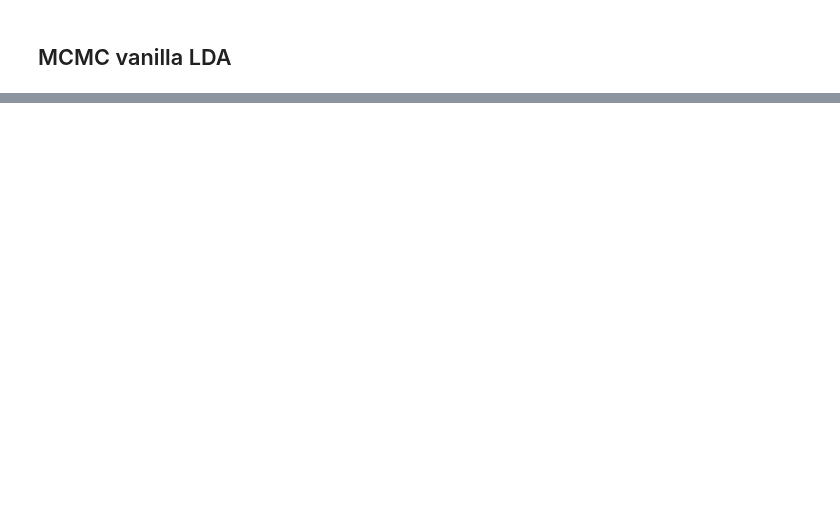
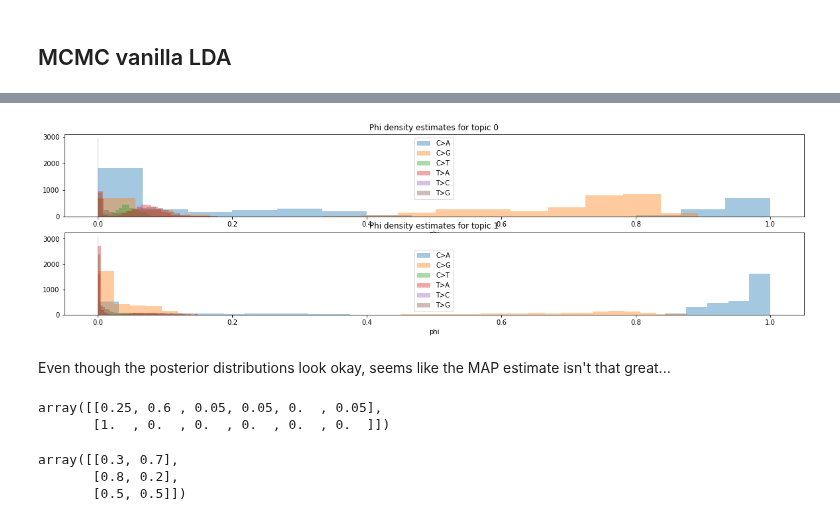
Before and after one commit to morrislab/damuta, a Jupyter notebook: vanilla_lda.ipynb, the cells around one changed output, grey strips where cells are left out. Drawn from its saved outputs; the diff is of its cells as text; code cells hidden in the pictures; blank space fills up the shorter version.

```diff
--- a/vanilla_lda.ipynb
+++ b/vanilla_lda.ipynb
@@ -229,0 +150,23 @@ az.plot_dist(trace["theta"]);
+# %%
+plt.figure(figsize=(20,5))
+for j in range(J):
+    plt.subplot(2,1,j+1)
+    for c in range(C):
+        sns.distplot(collapsed_trace.posterior['phi'][:, :, j, c], kde=False, hist=True, label=mut_types[c])
+    plt.title(f'Phi density estimates for topic {j}')
+    plt.legend(mut_types)
+# %% [output]
+[figure, added]
+# %% [markdown]
+Even though the posterior distributions look okay, seems like the MAP estimate isn't that great...
+# %%
+np.round(phi_gen, 2)
+# %% [output]
+array([[0.25, 0.6 , 0.05, 0.05, 0.  , 0.05],
+       [1.  , 0.  , 0.  , 0.  , 0.  , 0.  ]])
+# %%
+np.round(theta_gen, 2)
+# %% [output]
+array([[0.3, 0.7],
+       [0.8, 0.2],
+       [0.5, 0.5]])
```
Also changed, not shown: parts of 46 cells of this notebook.
